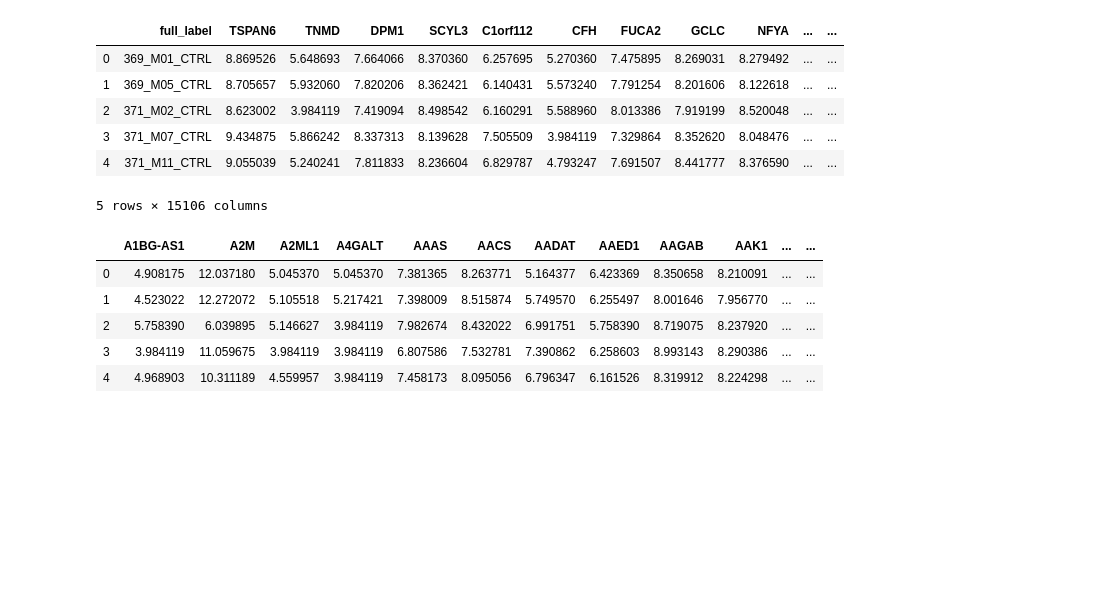
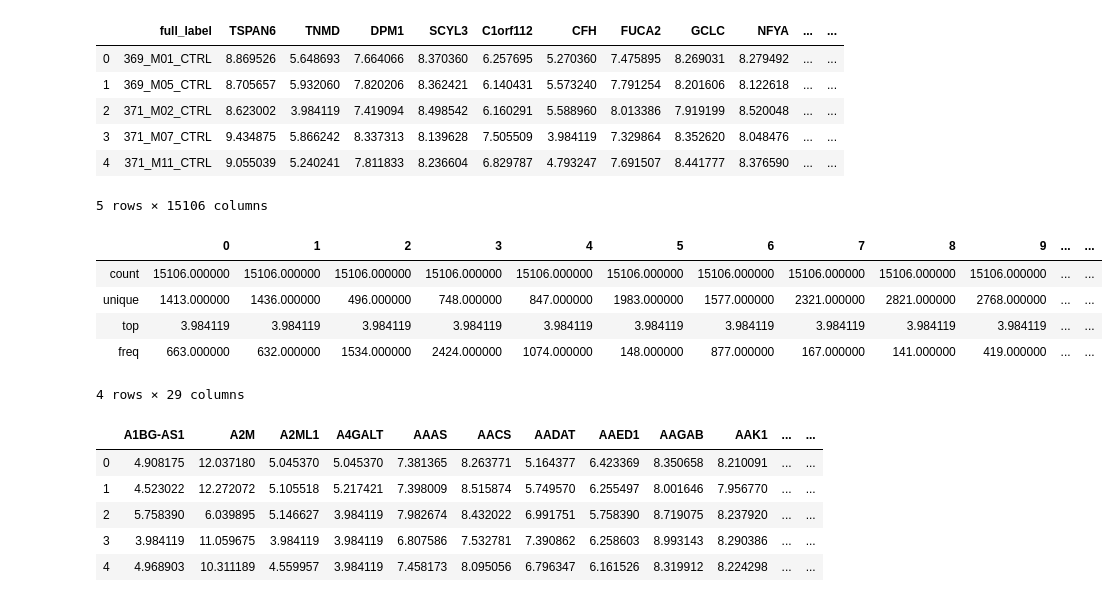
Before and after one commit to ambroisernd/epfl-breast-cancer-ml-project, a Jupyter notebook: notebooks/logistic_regression.ipynb, the cells around one changed output. Saved outputs shown, nothing was run; the diff lists cells and outputs as text; code cells hidden in the pictures; blank space fills up the shorter version.

```diff
--- a/notebooks/logistic_regression.ipynb
+++ b/notebooks/logistic_regression.ipynb
@@ -25,6 +25,15 @@ df_data.head()
 | 3 | 371_M07_CTRL | 9.434875 | 5.866242 | 8.337313 | 8.139628 | 7.505509 | 3.984119 | 7.329864 | 8.352620 | 8.048476 | ... | ... |
 | 4 | 371_M11_CTRL | 9.055039 | 5.240241 | 7.811833 | 8.236604 | 6.829787 | 4.793247 | 7.691507 | 8.441777 | 8.376590 | ... | ... |
 5 rows × 15106 columns
+# %%
+df_data.T.describe()
+# %% [output]
+|  | 0 | 1 | 2 | 3 | 4 | 5 | 6 | 7 | 8 | 9 | ... | ... |
+| count | 15106.000000 | 15106.000000 | 15106.000000 | 15106.000000 | 15106.000000 | 15106.000000 | 15106.000000 | 15106.000000 | 15106.000000 | 15106.000000 | ... | ... |
+| unique | 1413.000000 | 1436.000000 | 496.000000 | 748.000000 | 847.000000 | 1983.000000 | 1577.000000 | 2321.000000 | 2821.000000 | 2768.000000 | ... | ... |
+| top | 3.984119 | 3.984119 | 3.984119 | 3.984119 | 3.984119 | 3.984119 | 3.984119 | 3.984119 | 3.984119 | 3.984119 | ... | ... |
+| freq | 663.000000 | 632.000000 | 1534.000000 | 2424.000000 | 1074.000000 | 148.000000 | 877.000000 | 167.000000 | 141.000000 | 419.000000 | ... | ... |
+4 rows × 29 columns
 # %%
 df_features = df_data[df_data.columns.difference(['full_label', 'label'])]
 df_labels = df_data["label"]
```
Also changed, not shown: parts of 19 cells of this notebook, 1 other file.
